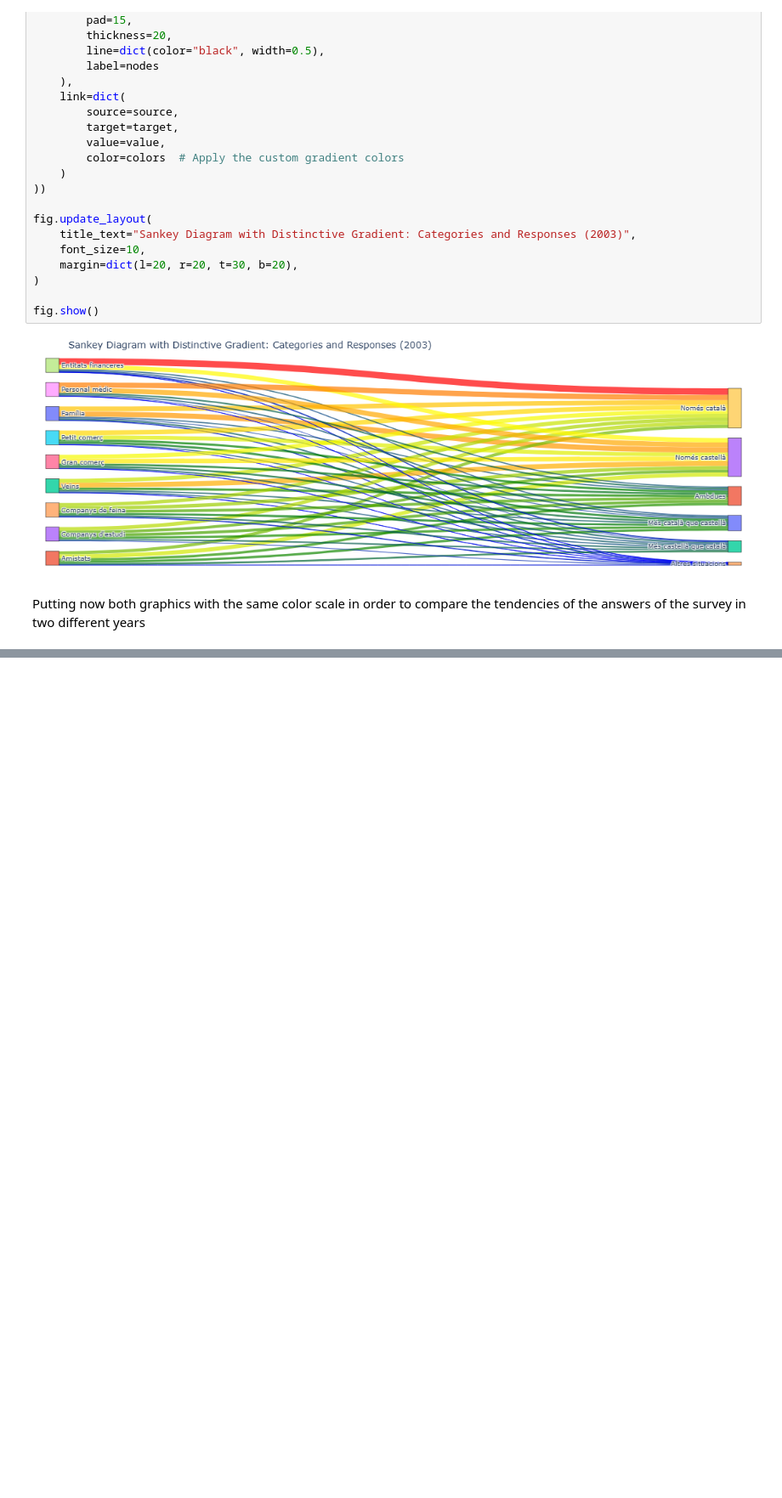
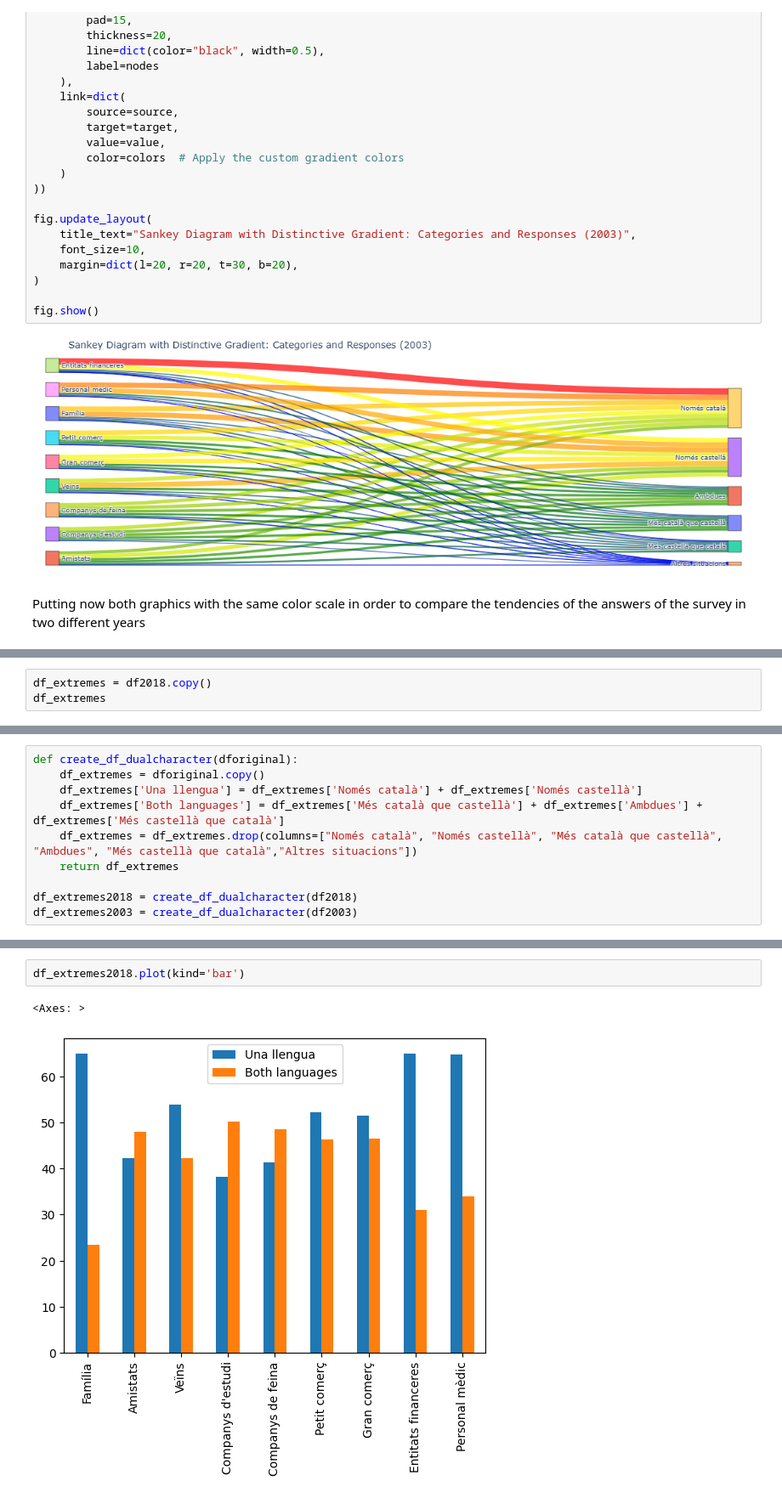
Before and after one commit to GuifreRamos/LlenguaCatalana, a Jupyter notebook: Guifre.ipynb, the cells around one changed output, grey strips where cells are left out. Shown at 85% size. Cells and saved outputs as stored; diff of their text form; blank space fills up the shorter version.

```diff
--- a/Guifre.ipynb
+++ b/Guifre.ipynb
@@ -701,0 +702,3 @@ fig_2018.show()
+# %%
+df_extremes = df2018.copy()
+df_extremes
@@ -701,0 +716,10 @@ fig_2018.show()
+# %%
+def create_df_dualcharacter(dforiginal):
+    df_extremes = dforiginal.copy()
+    df_extremes['Una llengua'] = df_extremes['Només català'] + df_extremes['Només castellà']
+    df_extremes['Both languages'] = df_extremes['Més català que castellà'] + df_extremes['Ambdues'] + df_extremes['Més castellà que català']
+    df_extremes = df_extremes.drop(columns=["Només català", "Només castellà", "Més català que castellà", "Ambdues", "Més castellà que català","Altres situacions"])
+    return df_extremes
+
+df_extremes2018 = create_df_dualcharacter(df2018)
+df_extremes2003 = create_df_dualcharacter(df2003)
@@ -701,0 +739,5 @@ fig_2018.show()
+# %%
+df_extremes2018.plot(kind='bar')
+# %% [output]
+<Axes: >
+[figure, added]
```
Also changed, not shown: parts of 5 cells of this notebook.
